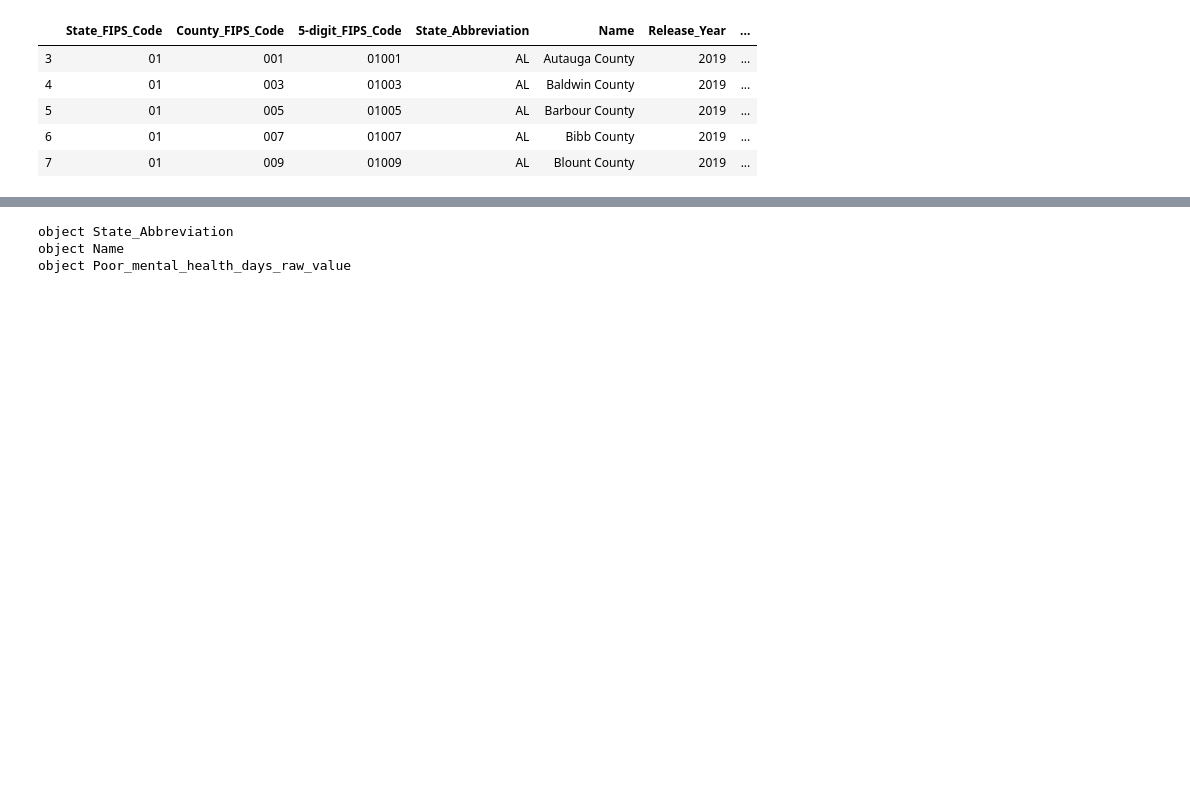
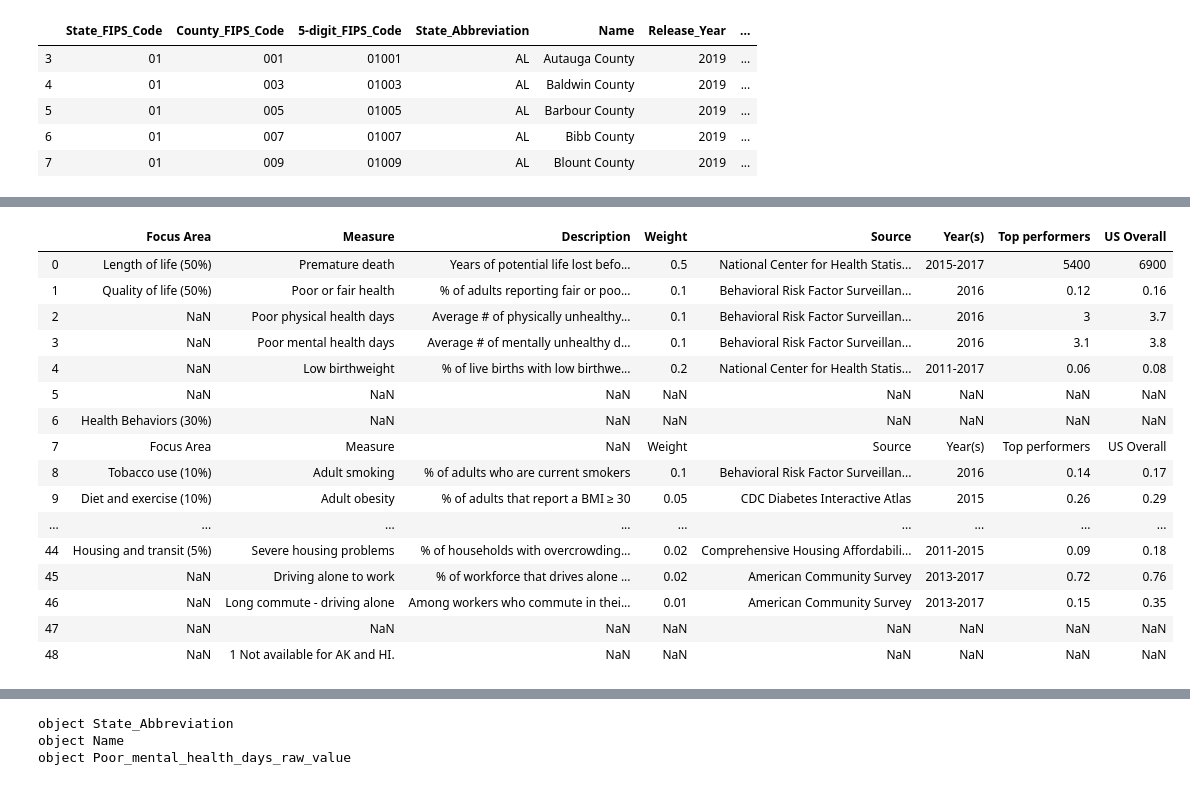
Before and after one commit to nielsbclausen/Mod_4_Project, a Jupyter notebook: Isabel_nb.ipynb, the cells around one changed output, grey strips where cells are left out. Saved outputs shown, nothing was run; the diff lists cells and outputs as text; code cells hidden in the pictures; blank space fills up the shorter version.

```diff
--- a/Isabel_nb.ipynb
+++ b/Isabel_nb.ipynb
@@ -121,12 +141,32 @@ health_rankings.tail()
 # %%
 xls = pd.ExcelFile('2019 County Health Rankings Data - v2.xls')
-# sheet0 = xls.parse(0,skiprows=1)
-# sheet1 = xls.parse(1,skiprows=1)
-# sheet2 = xls.parse(2,skiprows=1)
+sheet0 = xls.parse(0,skiprows=1)
+sheet1 = xls.parse(1,skiprows=1)
+sheet2 = xls.parse(2,skiprows=1)
 sheet3 = xls.parse(3,skiprows=1)
-# sheet4 = xls.parse(4,skiprows=1)
+sheet4 = xls.parse(4,skiprows=1)
 sheet5 = xls.parse(5,skiprows=1)
-# sheet6 = xls.parse(6,skiprows=1)
+sheet6 = xls.parse(6,skiprows=1)
+# %%
+sheet4
+# %% [output]
+|  | Focus Area | Measure | Description | Weight | Source | Year(s) | Top performers | US Overall |
+| 0 | Length of life (50%) | Premature death | Years of potential life lost befo... | 0.5 | National Center for Health Statis... | 2015-2017 | 5400 | 6900 |
+| 1 | Quality of life (50%) | Poor or fair health | % of adults reporting fair or poo... | 0.1 | Behavioral Risk Factor Surveillan... | 2016 | 0.12 | 0.16 |
+| 2 | NaN | Poor physical health days | Average # of physically unhealthy... | 0.1 | Behavioral Risk Factor Surveillan... | 2016 | 3 | 3.7 |
+| 3 | NaN | Poor mental health days | Average # of mentally unhealthy d... | 0.1 | Behavioral Risk Factor Surveillan... | 2016 | 3.1 | 3.8 |
+| 4 | NaN | Low birthweight | % of live births with low birthwe... | 0.2 | National Center for Health Statis... | 2011-2017 | 0.06 | 0.08 |
+| 5 | NaN | NaN | NaN | NaN | NaN | NaN | NaN | NaN |
+| 6 | Health Behaviors (30%) | NaN | NaN | NaN | NaN | NaN | NaN | NaN |
+| 7 | Focus Area | Measure | NaN | Weight | Source | Year(s) | Top performers | US Overall |
+| 8 | Tobacco use (10%) | Adult smoking | % of adults who are current smokers | 0.1 | Behavioral Risk Factor Surveillan... | 2016 | 0.14 | 0.17 |
+| 9 | Diet and exercise (10%) | Adult obesity | % of adults that report a BMI ≥ 30 | 0.05 | CDC Diabetes Interactive Atlas | 2015 | 0.26 | 0.29 |
+| ... | ... | ... | ... | ... | ... | ... | ... | ... |
+| 44 | Housing and transit (5%) | Severe housing problems | % of households with overcrowding... | 0.02 | Comprehensive Housing Affordabili... | 2011-2015 | 0.09 | 0.18 |
+| 45 | NaN | Driving alone to work | % of workforce that drives alone ... | 0.02 | American Community Survey | 2013-2017 | 0.72 | 0.76 |
+| 46 | NaN | Long commute - driving alone | Among workers who commute in thei... | 0.01 | American Community Survey | 2013-2017 | 0.15 | 0.35 |
+| 47 | NaN | NaN | NaN | NaN | NaN | NaN | NaN | NaN |
+| 48 | NaN | 1 Not available for AK and HI. | NaN | NaN | NaN | NaN | NaN | NaN |
 # %%
 sheet3.set_index('FIPS', inplace=True)
 sheet5.set_index('FIPS', inplace=True)
```
Also changed, not shown: parts of 15 cells of this notebook.
